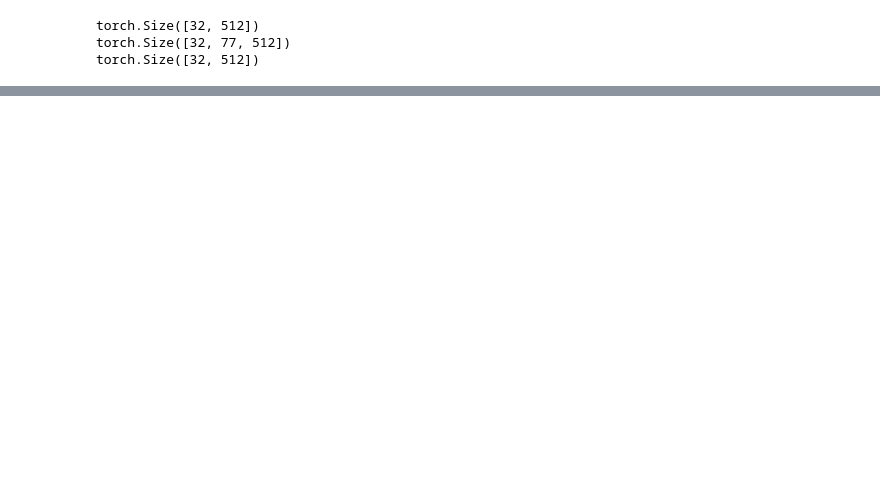
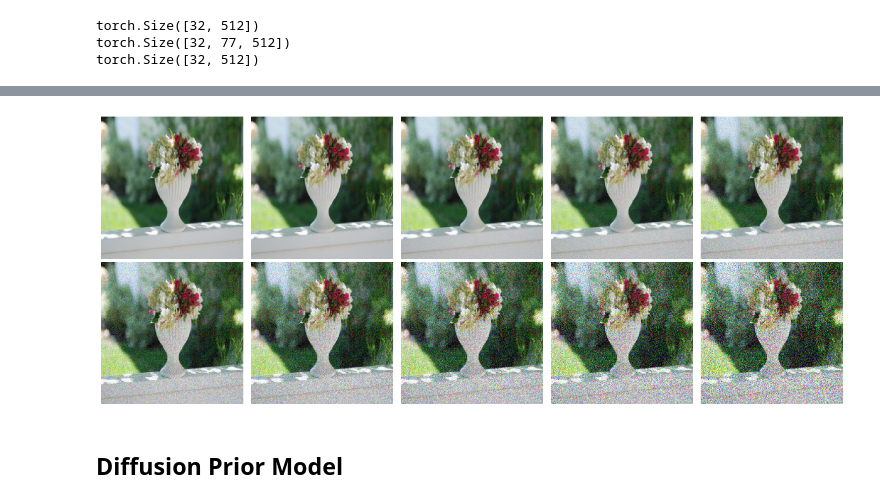
Before and after one commit to RKGoel/Multimodal-AI-in-Action, a Jupyter notebook: Ch03/generate_image.ipynb, the cells around one changed output, grey strips where cells are left out. Cells and saved outputs as stored; diff of their text form; code cells hidden in the pictures; blank space fills up the shorter version.

Commit message:
Add forward diffusion process

```diff
--- a/Ch03/generate_image.ipynb
+++ b/Ch03/generate_image.ipynb
@@ -304,0 +411,43 @@ torch.Size([32, 512])
+# %%
+# Test noise scheduler - forward diffusion
+noise = torch.randn_like(img)
+noise_scheduler = NoiseScheduler(timesteps=100)
+# %%
+from PIL import Image
+from torchvision import transforms
+from IPython.display import display, clear_output
+
+def torch_tensor_to_image(tensor):
+    # 1. Unnormalize the tensor
+    mean = torch.tensor([0.485, 0.456, 0.406]).view(3, 1, 1)
+    std = torch.tensor([0.229, 0.224, 0.225]).view(3, 1, 1)
+    tensor = tensor * std + mean
+
+    # 2. Clip the tensor values to [0, 1]
+    tensor = torch.clamp(tensor, 0, 1)
+
+    # Convert the tensor to a PIL Image
+    to_pil = transforms.ToPILImage()
+    image_pil = to_pil(tensor)
+    return image_pil
+# %%
+import matplotlib.pyplot as plt
+
+img_copy = img.clone().detach()
+plt.figure(figsize=(15, 6))  # Adjust figure size as needed
+for t in range(10):
+    pil_img = torch_tensor_to_image(img_copy)
+    plt.subplot(2, 5, t + 1)
+    plt.imshow(np.array(pil_img))
+    plt.axis('off')
+
+    img_copy = noise_scheduler.q_sample(img_copy, torch.tensor([t]), noise)
+
+plt.tight_layout()
+display(plt.gcf())  # Display the current figure
+clear_output(wait=True) # Clear previous output, wait to prevent flickering.
+plt.close() # Close the figure to prevent memory issues.
+# %% [output]
+[figure, added]
+# %% [markdown]
+## Diffusion Prior Model
```
Also changed, not shown: parts of 5 cells of this notebook.
